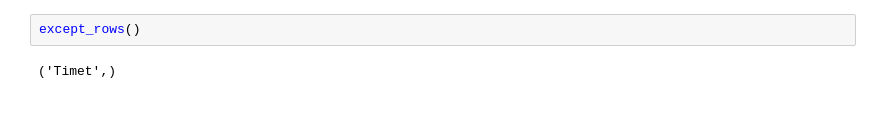
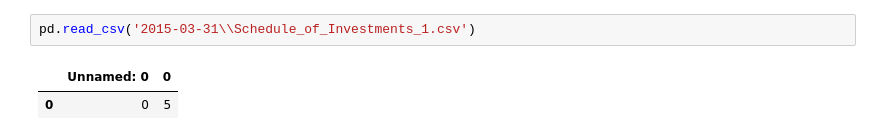
Before and after one commit to Coffee-Code-Philly-Accelerator/sec_filings, a Jupyter notebook: 1372807/debugging.ipynb, the cells around one changed output. Drawn from its saved outputs; the diff is of its cells as text; blank space fills up the shorter version.

```diff
--- a/1372807/debugging.ipynb
+++ b/1372807/debugging.ipynb
@@ -542,5 +568,6 @@ WARNING:root:Applied processor reduces input query to empty string, all comparis
 0
-# %%
-except_rows()
-# %% [output]
-('Timet',)
+# %%
+pd.read_csv('2015-03-31\\Schedule_of_Investments_1.csv')
+# %% [output]
+|  | Unnamed: 0 | 0 |
+| 0 | 0 | 5 |
```
Also changed, not shown: parts of 2 cells of this notebook, 12 other files.
